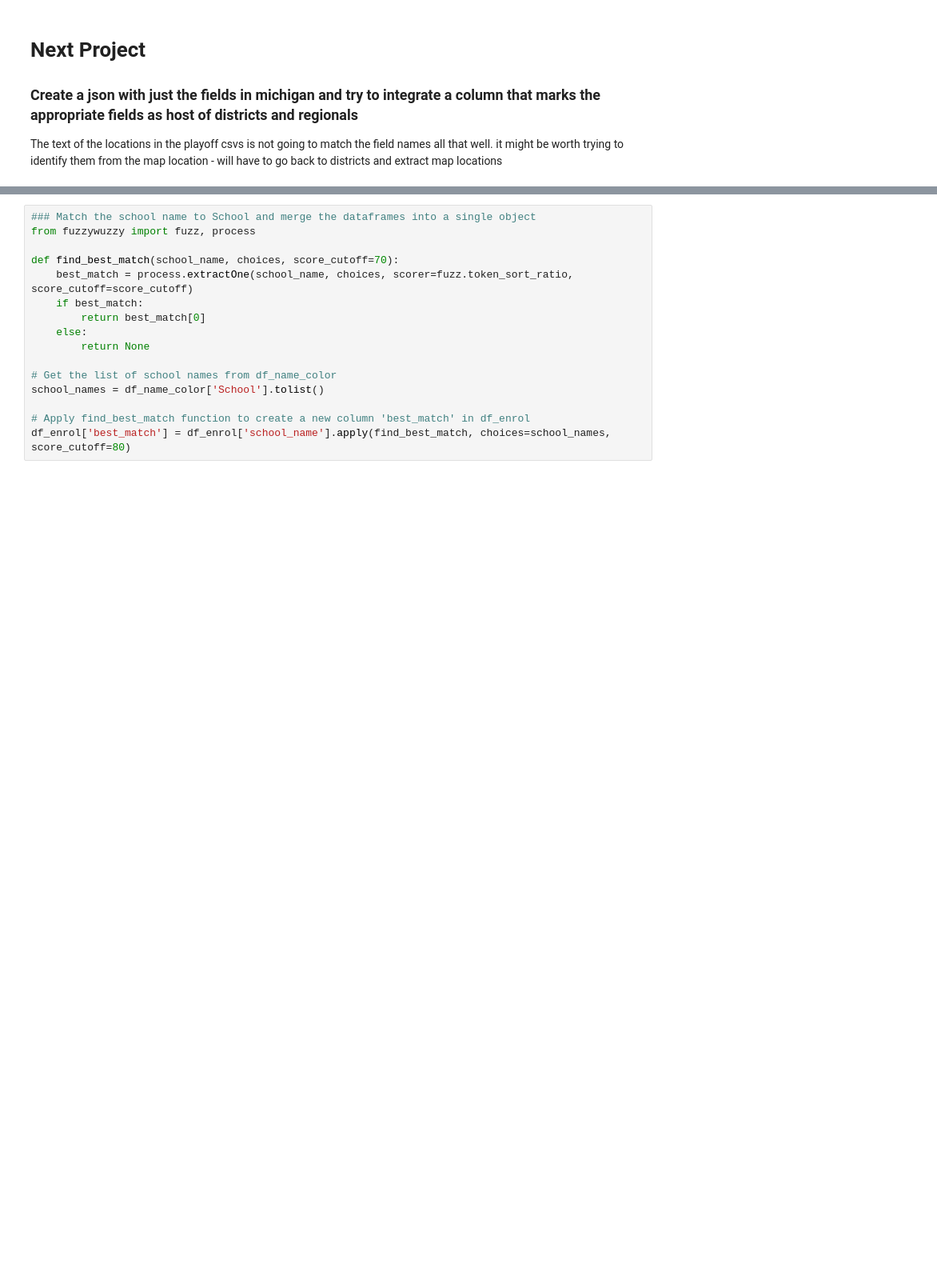
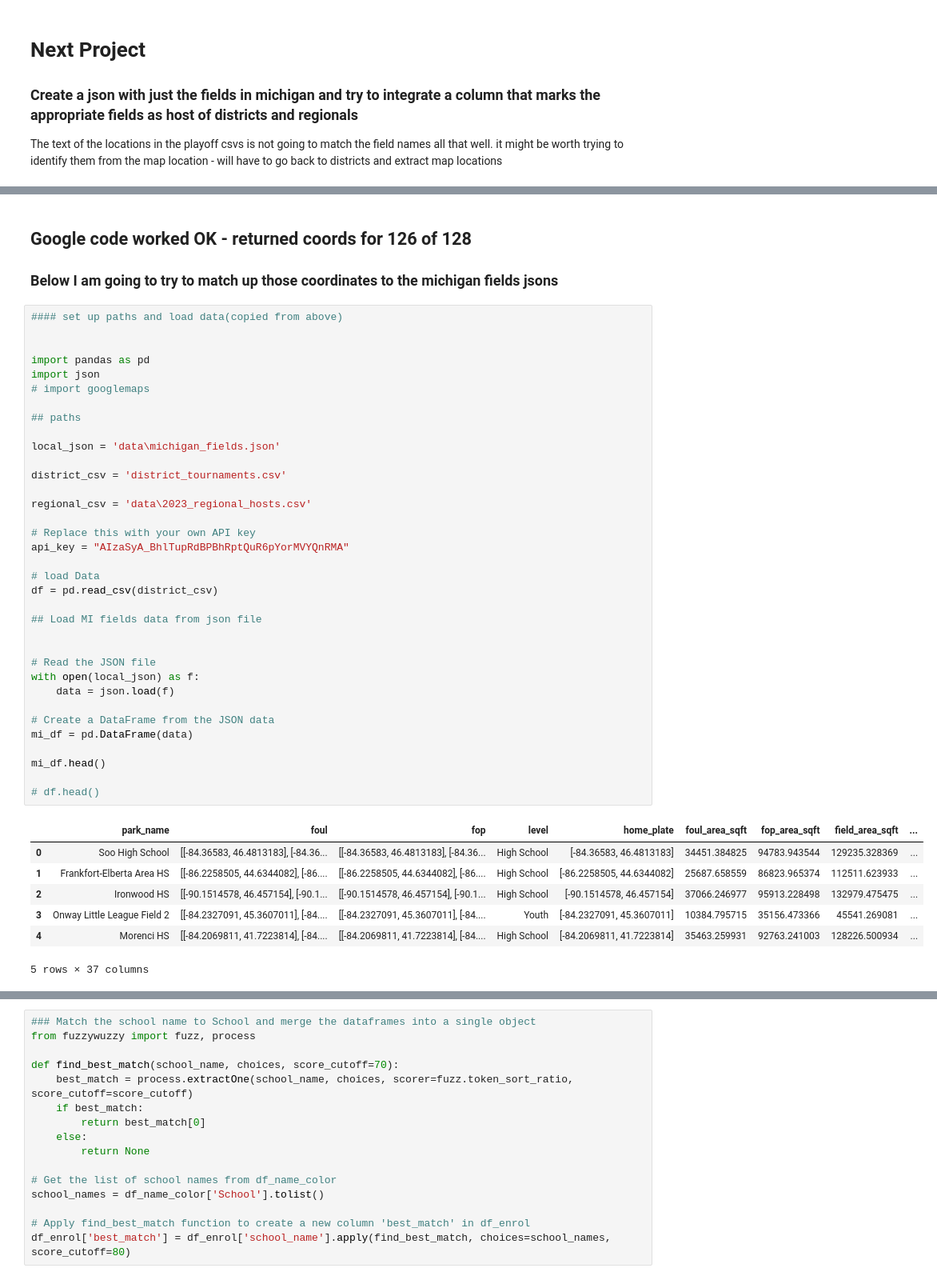
Before and after one commit to JSmith1826/BB_parks, a Jupyter notebook: quick_workbook.ipynb, the cells around one changed output, grey strips where cells are left out. Shown at 80% size. Drawn from its saved outputs; the diff is of its cells as text; blank space fills up the shorter version.

```diff
--- a/quick_workbook.ipynb
+++ b/quick_workbook.ipynb
@@ -314,0 +350,47 @@ df.to_csv('district_tournaments.csv', index=False)
+# %% [markdown]
+## Google code worked OK - returned coords for 126 of 128
+
+### Below I am going to try to match up those coordinates to the michigan fields jsons
+# %%
+#### set up paths and load data(copied from above)
+
+
+import pandas as pd
+import json
+# import googlemaps
+
+## paths
+
+local_json = 'data\michigan_fields.json'
+
+district_csv = 'district_tournaments.csv'
+
+regional_csv = 'data\2023_regional_hosts.csv'
+
+# Replace this with your own API key
+api_key = "AIzaSyA_BhlTupRdBPBhRptQuR6pYorMVYQnRMA"
+
+# load Data
+df = pd.read_csv(district_csv)
+
+## Load MI fields data from json file
+
+
+# Read the JSON file
+with open(local_json) as f:
+    data = json.load(f)
+
+# Create a DataFrame from the JSON data
+mi_df = pd.DataFrame(data)
+
+mi_df.head()
+
+# df.head()
+# %% [output]
+|  | park_name | foul | fop | level | home_plate | foul_area_sqft | fop_area_sqft | field_area_sqft | ... |
+| 0 | Soo High School | [[-84.36583, 46.4813183], [-84.36... | [[-84.36583, 46.4813183], [-84.36... | High School | [-84.36583, 46.4813183] | 34451.384825 | 94783.943544 | 129235.328369 | ... |
+| 1 | Frankfort-Elberta Area HS | [[-86.2258505, 44.6344082], [-86.... | [[-86.2258505, 44.6344082], [-86.... | High School | [-86.2258505, 44.6344082] | 25687.658559 | 86823.965374 | 112511.623933 | ... |
+| 2 | Ironwood HS | [[-90.1514578, 46.457154], [-90.1... | [[-90.1514578, 46.457154], [-90.1... | High School | [-90.1514578, 46.457154] | 37066.246977 | 95913.228498 | 132979.475475 | ... |
+| 3 | Onway Little League Field 2 | [[-84.2327091, 45.3607011], [-84.... | [[-84.2327091, 45.3607011], [-84.... | Youth | [-84.2327091, 45.3607011] | 10384.795715 | 35156.473366 | 45541.269081 | ... |
+| 4 | Morenci HS | [[-84.2069811, 41.7223814], [-84.... | [[-84.2069811, 41.7223814], [-84.... | High School | [-84.2069811, 41.7223814] | 35463.259931 | 92763.241003 | 128226.500934 | ... |
+5 rows × 37 columns
```
Also changed, not shown: parts of 23 cells of this notebook, 9 other files.
